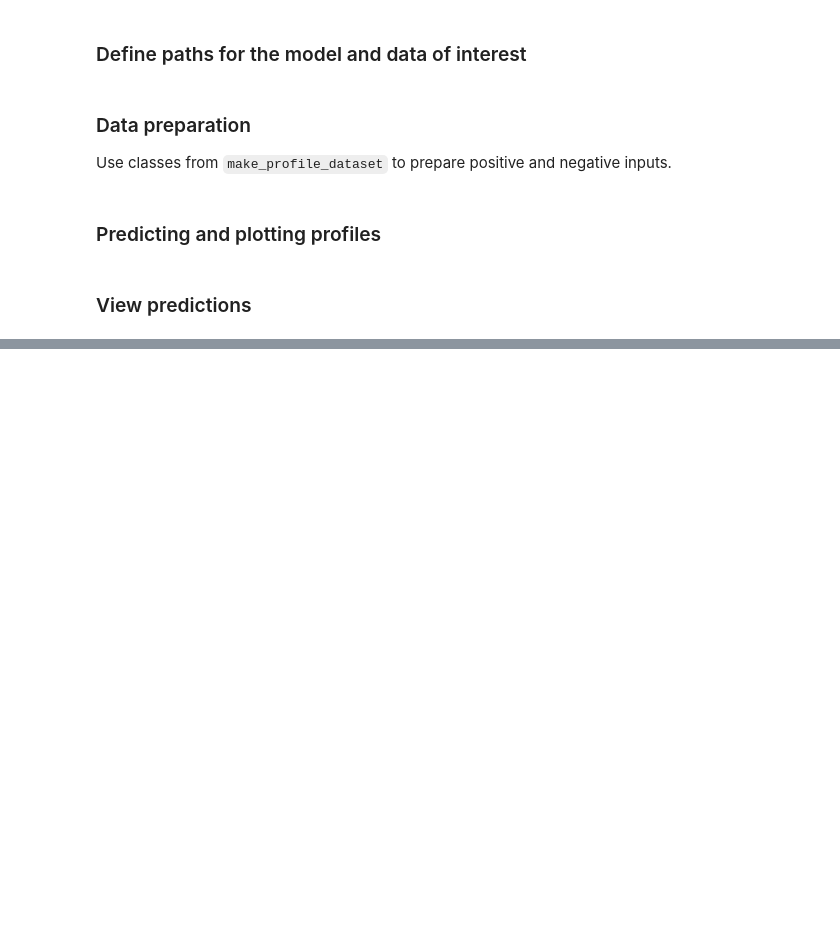
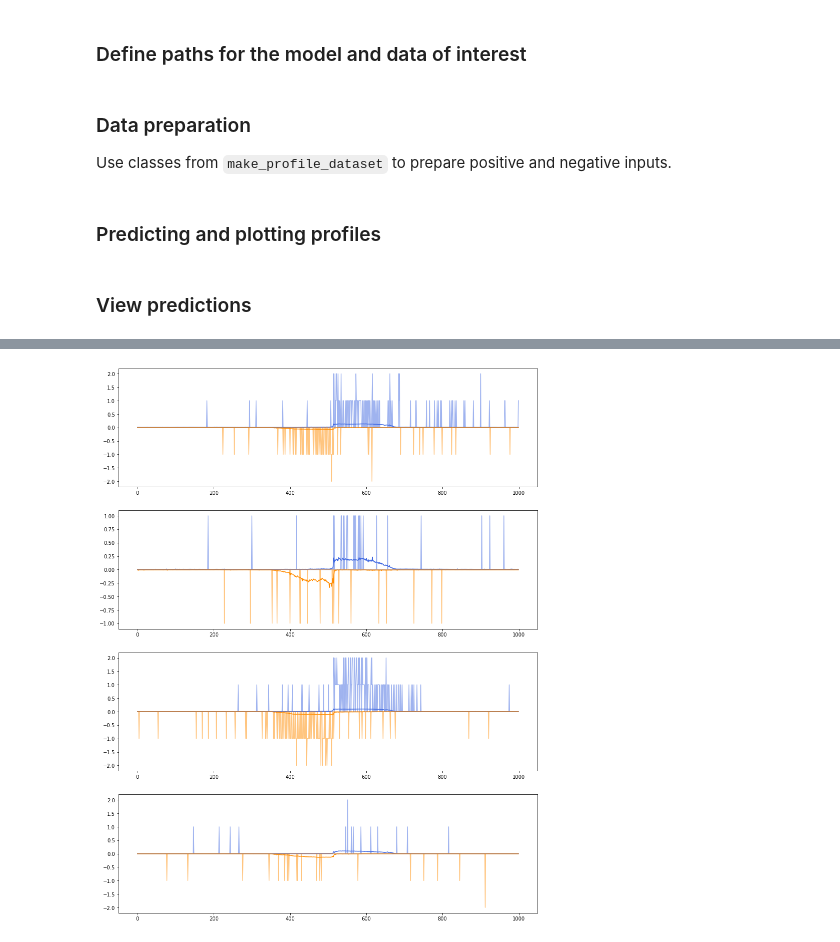
Before and after one commit to amtseng/fourier_attribution_priors, a Jupyter notebook: notebooks/predict_profiles.ipynb, the cells around one changed output, grey strips where cells are left out. Drawn from its saved outputs; the diff is of its cells as text; code cells hidden in the pictures; blank space fills up the shorter version.

```diff
--- a/notebooks/predict_profiles.ipynb
+++ b/notebooks/predict_profiles.ipynb
@@ -197,0 +203,5 @@ plot_profiles(pred_profs, true_profs)
+# %%
+pred_profs, pred_counts, true_profs, true_counts = predict_coord("chr6", 150184612, 150185612)
+plot_profiles(pred_profs, true_profs, normalize=False)
+# %% [output]
+[figure, added]
```
Also changed, not shown: parts of 9 cells of this notebook, 3 other files.
